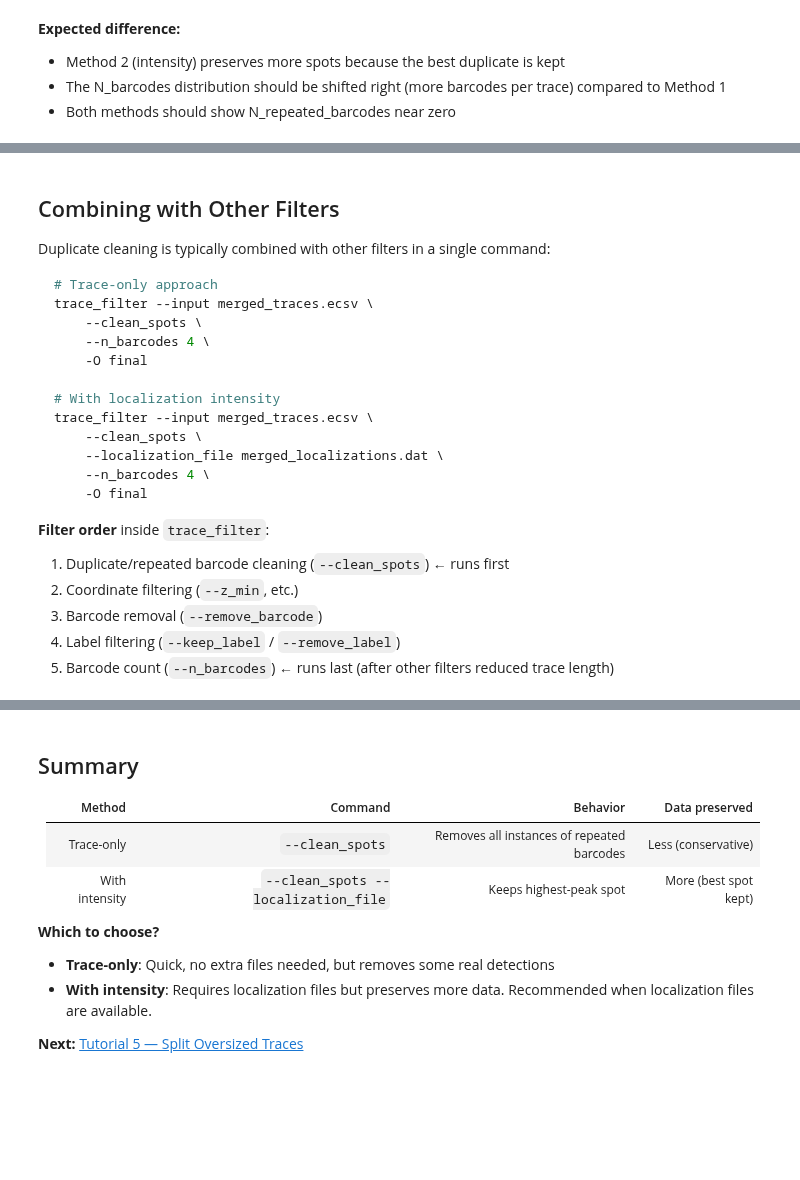
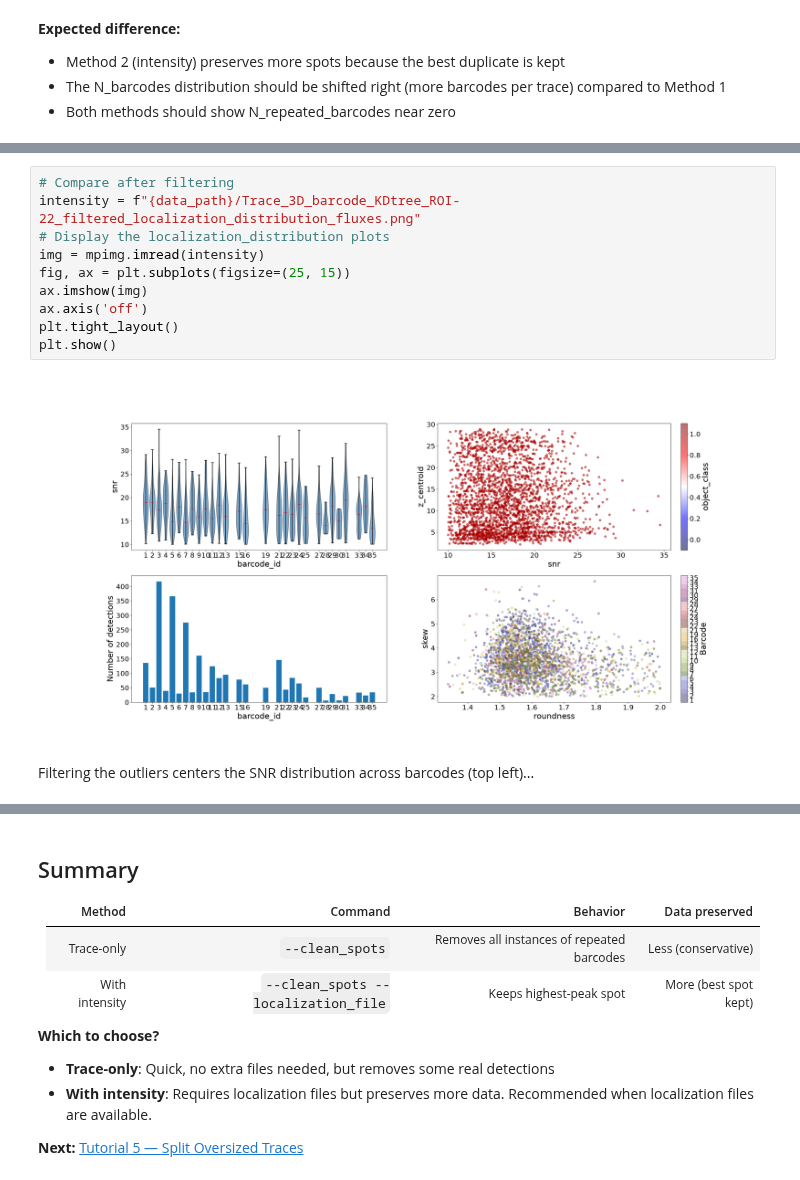
Before and after one commit to pyHi-M/traceratops, a Jupyter notebook: docs/source/tutorials/tutorial_04_filter_duplicates.ipynb, the cells around one changed output, grey strips where cells are left out. Drawn from its saved outputs; the diff is of its cells as text; blank space fills up the shorter version.

````diff
--- a/docs/source/tutorials/tutorial_04_filter_duplicates.ipynb
+++ b/docs/source/tutorials/tutorial_04_filter_duplicates.ipynb
@@ -284,26 +368,14 @@ plt.show()
+# %%
+# Compare after filtering
+intensity = f"{data_path}/Trace_3D_barcode_KDtree_ROI-22_filtered_localization_distribution_fluxes.png"
+# Display the localization_distribution plots
+img = mpimg.imread(intensity)
+fig, ax = plt.subplots(figsize=(25, 15))
+ax.imshow(img)
+ax.axis('off')
+plt.tight_layout()
+plt.show()
+# %% [output]
+[figure, added]
 # %% [markdown]
-## Combining with Other Filters
-
-Duplicate cleaning is typically combined with other filters in a single command:
-
-```bash
-# Trace-only approach
-trace_filter --input merged_traces.ecsv \
-    --clean_spots \
-    --n_barcodes 4 \
-    -O final
-
-# With localization intensity
-trace_filter --input merged_traces.ecsv \
-    --clean_spots \
-    --localization_file merged_localizations.dat \
-    --n_barcodes 4 \
-    -O final
-```
-
-**Filter order** inside `trace_filter`:
-1. Duplicate/repeated barcode cleaning (`--clean_spots`) ← runs first
-2. Coordinate filtering (`--z_min`, etc.)
-3. Barcode removal (`--remove_barcode`)
-4. Label filtering (`--keep_label` / `--remove_label`)
-5. Barcode count (`--n_barcodes`) ← runs last (after other filters reduced trace length)
+Filtering the outliers centers the SNR distribution across barcodes (top left)...
````
Also changed, not shown: parts of 8 cells of this notebook, 17 other files.
